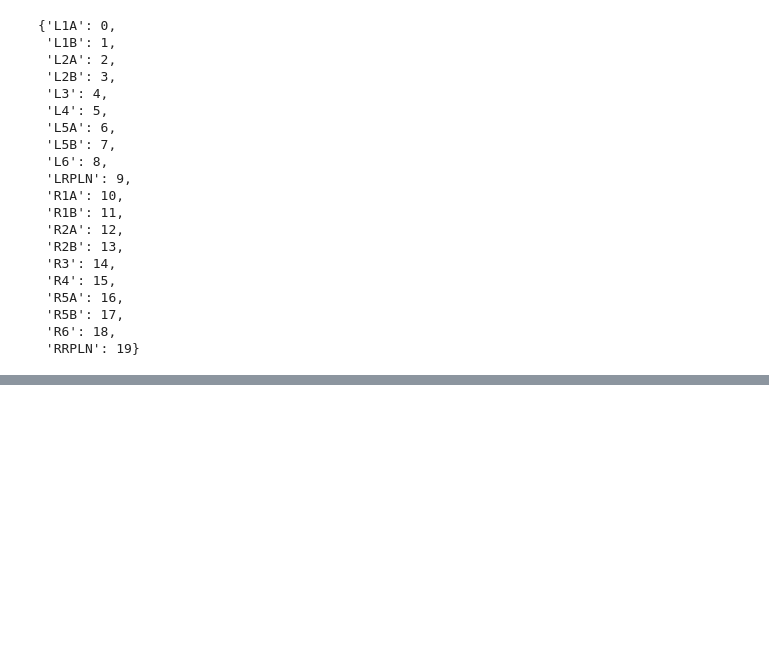
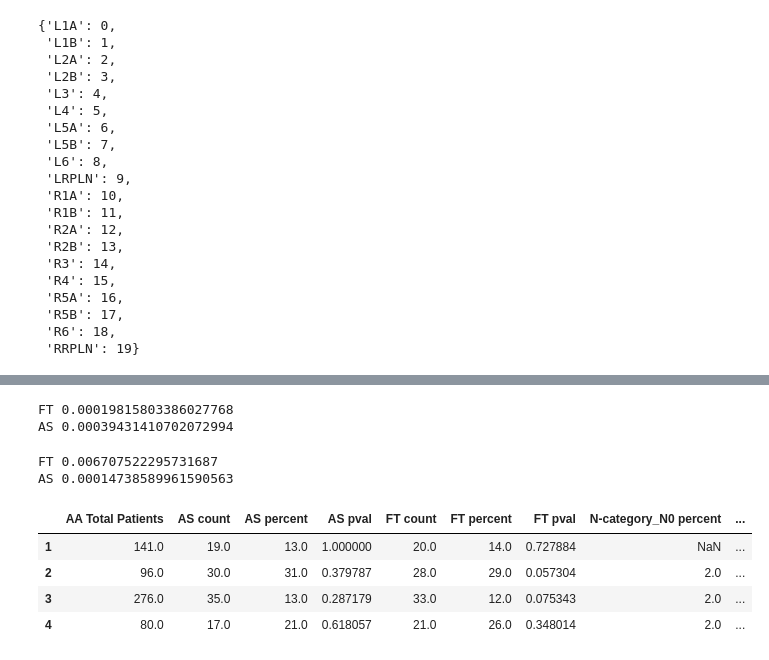
Before and after one commit to tehwentzel/LN_similarity, a Jupyter notebook: Similarity Testing.ipynb, the cells around one changed output, grey strips where cells are left out. Drawn from its saved outputs; the diff is of its cells as text; code cells hidden in the pictures; blank space fills up the shorter version.

Commit message:
more clustering testing

```diff
--- a/Similarity Testing.ipynb
+++ b/Similarity Testing.ipynb
@@ -284,0 +206,4 @@ data.shape
+# %%
+db = pd.concat([data, dual_monograms, dual_bigrams], axis = 1)
+print(db.shape)
+db.head()
@@ -284,0 +220,70 @@ data.shape
+# %%
+db['FT'] = db["Feeding tube 6m"] == 'Y'
+db['AS'] = db['Aspiration rate(Y/N)'] == 'Y'
+# %%
+default_clusterer = lambda : FClusterer(4, dist_func = l2, link='ward')
+def get_correlation(input_df,print_out = False):
+    fc = default_clusterer()
+    labels = fc.fit_predict(input_df.values)
+    for tox in ['FT','AS']:
+        pval = fisher_exact_test(labels, db[tox])
+        if print_out:
+            print(tox, pval)
+    return labels
+# %%
+spatial_labels = get_correlation(pd.concat([dual_bigrams, dual_monograms],axis = 1), True)
+# %% [output]
+FT 0.00019815803386027768
+AS 0.00039431410702072994
+# %%
+nonspatial_labels = get_correlation(dual_monograms, True)
+# %% [output]
+FT 0.006707522295731687
+AS 0.00014738589961590563
+# %%
+def cluster_summary(cluster_labels):
+    outcome_names = ['FT','AS']
+    labels = np.unique(cluster_labels)
+    cluster_df_data = {}
+
+    def get_stats(y, outcome, label, only_percent = False):
+        x = cluster_labels == label
+        try:
+            pval = fisher_exact_test(cluster_labels, y)
+        except:
+            pval = 0
+        count = y.sum()
+        percent = np.round(100*count/x.sum())
+        if only_percent:
+            return {outcome + ' percent': percent}
+        vals = {outcome + ' pval': pval,
+               outcome + ' count': count,
+               outcome + ' percent': percent}
+        return vals
+
+    cols = ['FT','AS','N-category']
+    for label in labels:
+        args = np.argwhere(cluster_labels == label).ravel()
+        subset_df = db.loc[db.index[args], cols]
+        subset_oh = pd.get_dummies(subset_df)
+        data_dict = {}
+        data_dict['AA Total Patients'] = len(args)
+        for col in subset_oh.columns:
+            values = subset_oh[col].values
+            if col in ['FT', 'AS']:
+                vals = get_stats(values, col, label)
+            else:
+                vals = get_stats(values, col, label, True)
+            for k,v in vals.items():
+                data_dict[k] = v
+        cluster_df_data[label] = data_dict
+
+    return pd.DataFrame(cluster_df_data).T
+sclusters = cluster_summary(spatial_labels)
+sclusters
+# %% [output]
+|  | AA Total Patients | AS count | AS percent | AS pval | FT count | FT percent | FT pval | N-category_N0 percent | ... |
+| 1 | 141.0 | 19.0 | 13.0 | 1.000000 | 20.0 | 14.0 | 0.727884 | NaN | ... |
+| 2 | 96.0 | 30.0 | 31.0 | 0.379787 | 28.0 | 29.0 | 0.057304 | 2.0 | ... |
+| 3 | 276.0 | 35.0 | 13.0 | 0.287179 | 33.0 | 12.0 | 0.075343 | 2.0 | ... |
+| 4 | 80.0 | 17.0 | 21.0 | 0.618057 | 21.0 | 26.0 | 0.348014 | 2.0 | ... |
```
Also changed, not shown: parts of 19 cells of this notebook, 1 other file.
